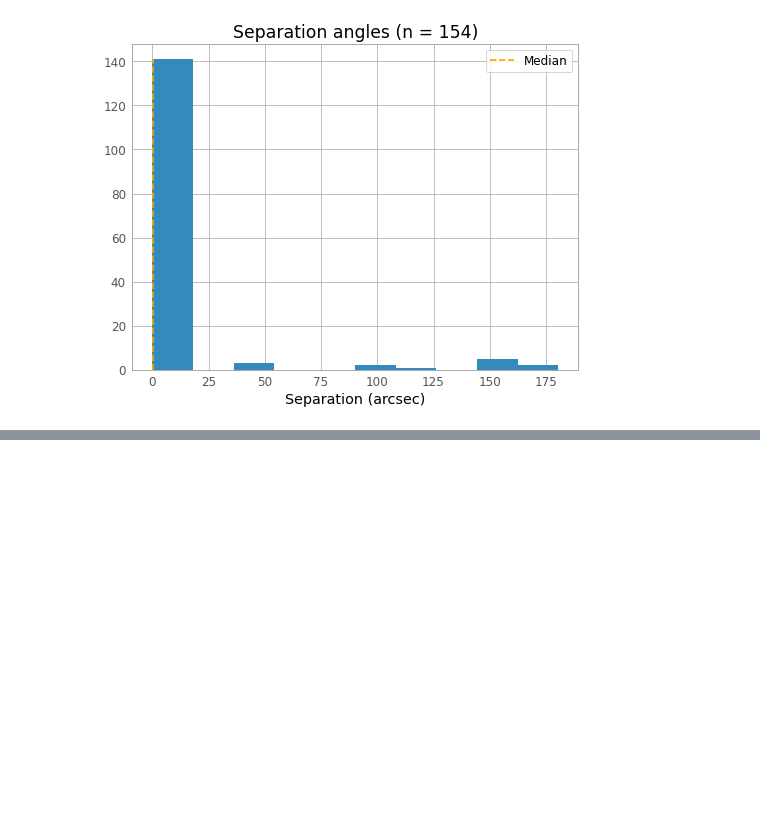
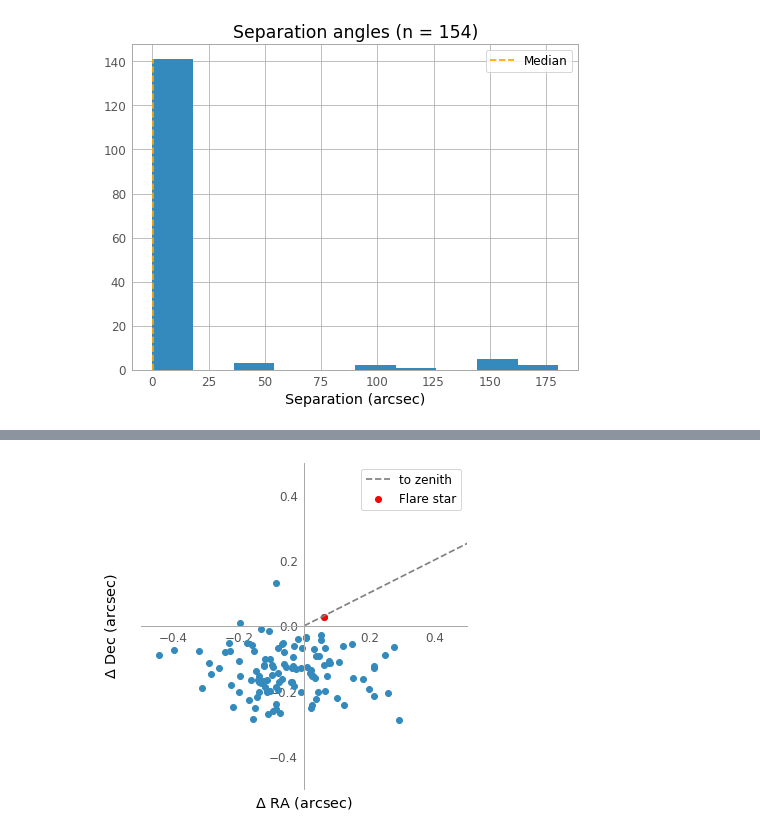
Before and after one commit to RileyWClarke/RAFTS, a Jupyter notebook: ztf_imgs.ipynb, the cells around one changed output, grey strips where cells are left out. Saved outputs shown, nothing was run; the diff lists cells and outputs as text; code cells hidden in the pictures; blank space fills up the shorter version.

```diff
--- a/ztf_imgs.ipynb
+++ b/ztf_imgs.ipynb
@@ -499,0 +442,41 @@ plt.ylabel('Dec');
+# %%
+good_sep = seps < 1
+# %%
+#Calc delta coords
+d_ra = (ref_cata["ALPHA_SKY"].values[ind][good_sep] - sci_cata["ALPHA_SKY"].values[good_sep]) * 3600
+d_dec = (ref_cata["DELTA_SKY"].values[ind][good_sep] - sci_cata["DELTA_SKY"].values[good_sep]) * 3600
+
+#Calc zenith delta coord
+d_zra = (ref_cata["ALPHA_SKY"].values[ind][good_sep].mean() - zenith.ra.value) * 3600
+d_zdec = (ref_cata["DELTA_SKY"].values[ind][good_sep].mean() - zenith.dec.value) * 3600
+
+#Plotting
+fig = plt.figure()
+ax = fig.add_subplot(1, 1, 1)
+
+ax.scatter(d_ra,d_dec)
+ax.scatter(d_ra[75],d_dec[75], color='r', label="Flare star")
+ax.plot([0,d_zra],[0,d_zdec], c='gray',ls='--', label="to zenith")
+
+# Move left y-axis and bottim x-axis to centre, passing through (0,0)
+ax.spines['left'].set_position('center')
+ax.spines['bottom'].set_position('center')
+
+# Eliminate upper and right axes
+ax.spines['right'].set_color('none')
+ax.spines['top'].set_color('none')
+
+# Show ticks in the left and lower axes only
+ax.xaxis.set_ticks_position('bottom')
+ax.yaxis.set_ticks_position('left')
+
+ax.set_xlabel(r"$\Delta$ RA (arcsec)", labelpad=150)
+ax.set_ylabel(r"$\Delta$ Dec (arcsec)", labelpad=150)
+ax.set_xticks([-0.4,-0.2,0.2,0.4])
+ax.set_xlim(-0.5,0.5)
+ax.set_ylim(-0.5,0.5)
+ax.legend()
+ax.grid(False)
+plt.gca().set_aspect('equal')
+# %% [output]
+[figure, added]
```
Also changed, not shown: parts of 27 cells of this notebook, 3 other files.
